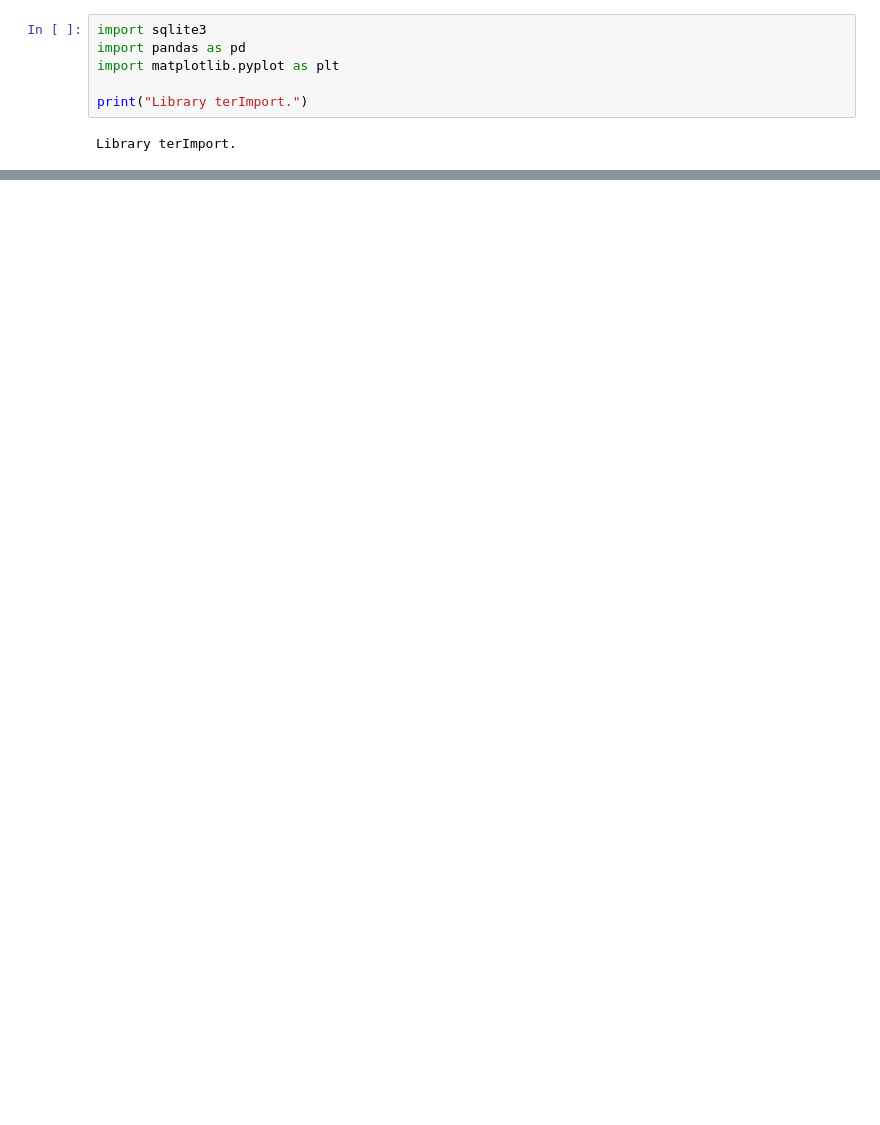
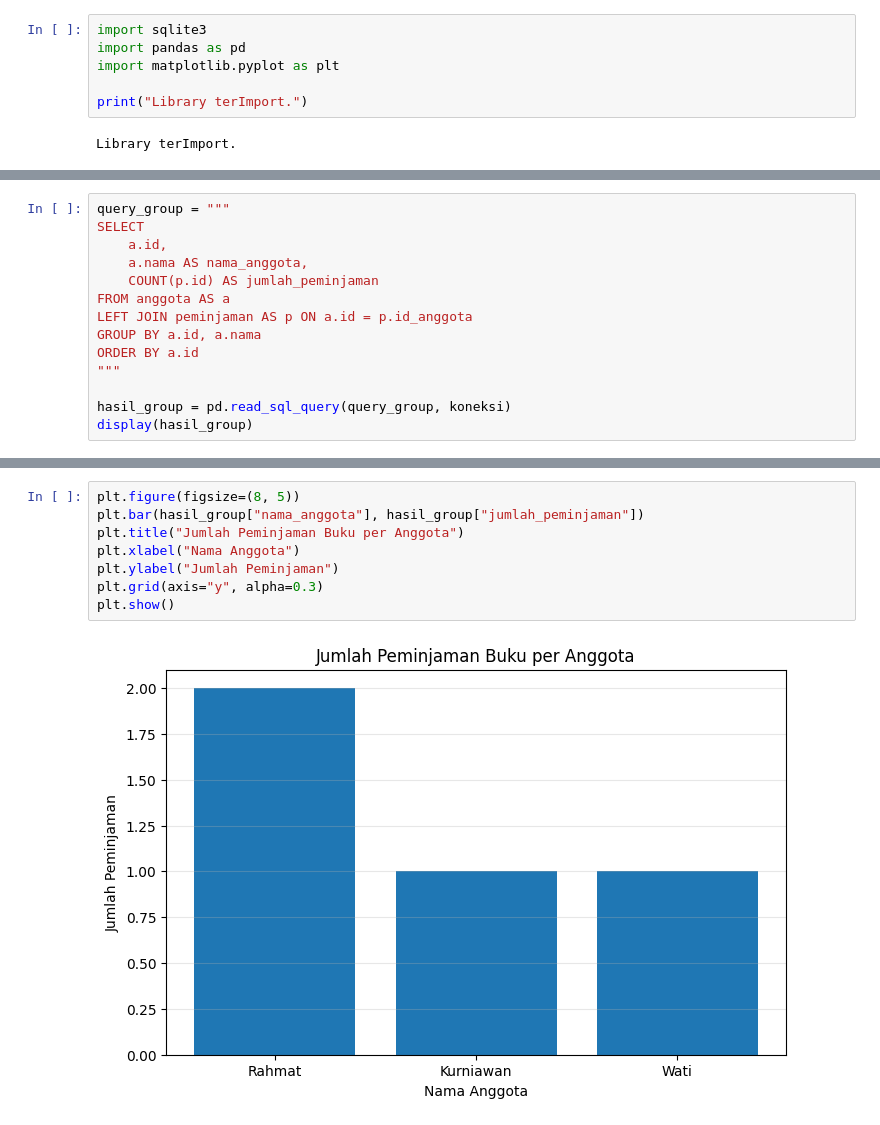
Before and after one commit to Saifuloh-411211122/Analikti_Visualisasi_Data, a Jupyter notebook: Saifulloh_411211122_Forum-9.ipynb, the cells around one changed output, grey strips where cells are left out. Cells and saved outputs as stored; diff of their text form; blank space fills up the shorter version.

```diff
--- a/Saifulloh_411211122_Forum-9.ipynb
+++ b/Saifulloh_411211122_Forum-9.ipynb
@@ -20,0 +224,14 @@ Database perpustakaan_me berhasil dibuat dan terhubung.
+# %%
+query_group = """
+SELECT
+    a.id,
+    a.nama AS nama_anggota,
+    COUNT(p.id) AS jumlah_peminjaman
+FROM anggota AS a
+LEFT JOIN peminjaman AS p ON a.id = p.id_anggota
+GROUP BY a.id, a.nama
+ORDER BY a.id
+"""
+
+hasil_group = pd.read_sql_query(query_group, koneksi)
+display(hasil_group)
@@ -20,0 +336,10 @@ Database perpustakaan_me berhasil dibuat dan terhubung.
+# %%
+plt.figure(figsize=(8, 5))
+plt.bar(hasil_group["nama_anggota"], hasil_group["jumlah_peminjaman"])
+plt.title("Jumlah Peminjaman Buku per Anggota")
+plt.xlabel("Nama Anggota")
+plt.ylabel("Jumlah Peminjaman")
+plt.grid(axis="y", alpha=0.3)
+plt.show()
+# %% [output]
+[figure, added]
```
Also changed, not shown: parts of 13 cells of this notebook.
